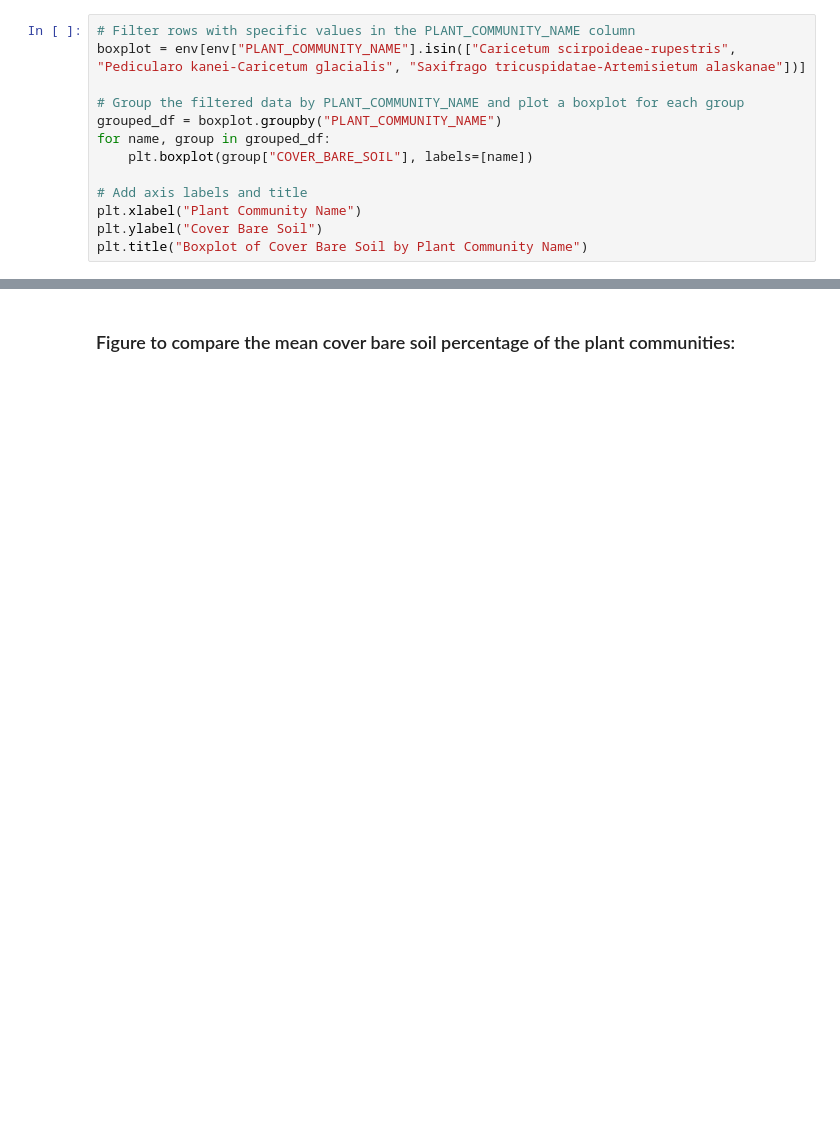
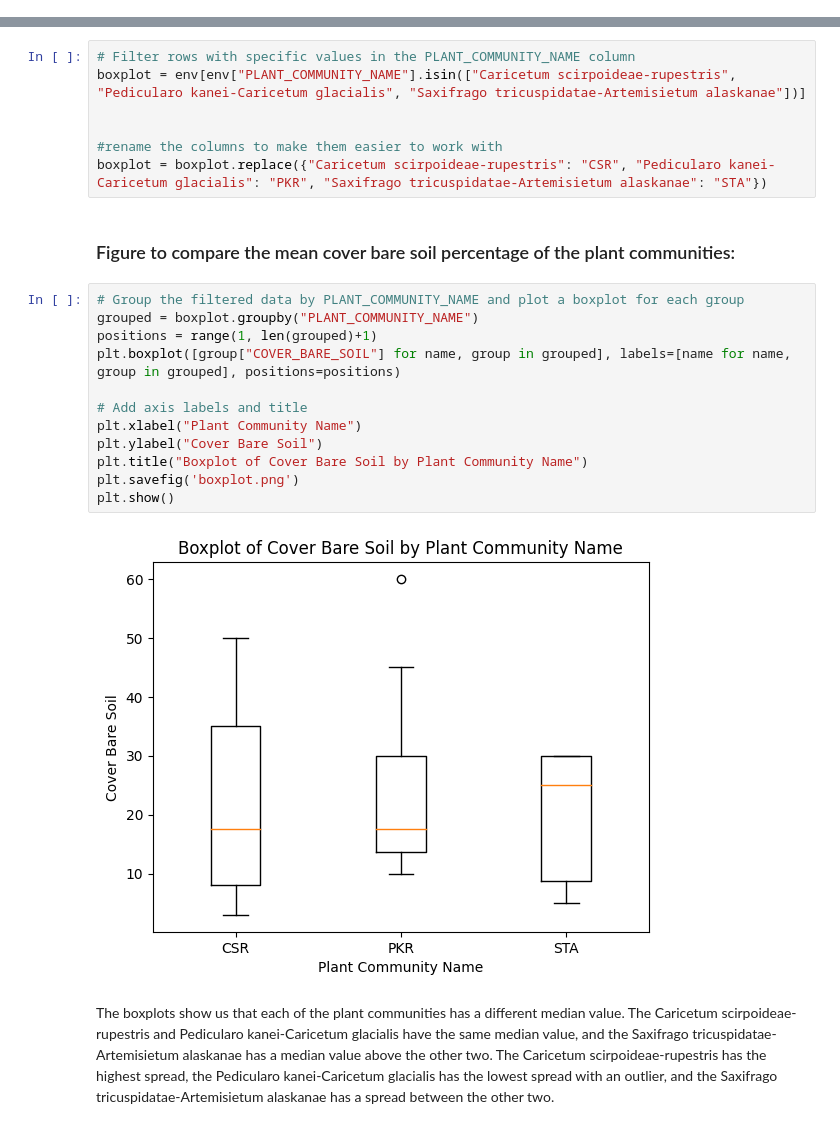
Before and after one commit to Mcaplovitz/Envs110-assignment-4, a Jupyter notebook: answers.ipynb, the cells around one changed output, grey strips where cells are left out. Cells and saved outputs as stored; diff of their text form; blank space fills up the shorter version.

```diff
--- a/answers.ipynb
+++ b/answers.ipynb
@@ -186,15 +192,2 @@ plt.show()
 # %% [markdown]
 <h3> Subset of env containing rows with the plant community names "Caricetum scirpoideae-rupestris","Pedicularo kanei-Caricetum glacialis", and "Saxifrago tricuspidatae-Artemisietum alaskanae":
-# %%
-# Filter rows with specific values in the PLANT_COMMUNITY_NAME column
-boxplot = env[env["PLANT_COMMUNITY_NAME"].isin(["Caricetum scirpoideae-rupestris", "Pedicularo kanei-Caricetum glacialis", "Saxifrago tricuspidatae-Artemisietum alaskanae"])]
-
-# Group the filtered data by PLANT_COMMUNITY_NAME and plot a boxplot for each group
-grouped_df = boxplot.groupby("PLANT_COMMUNITY_NAME")
-for name, group in grouped_df:
-    plt.boxplot(group["COVER_BARE_SOIL"], labels=[name])
-
-# Add axis labels and title
-plt.xlabel("Plant Community Name")
-plt.ylabel("Cover Bare Soil")
-plt.title("Boxplot of Cover Bare Soil by Plant Community Name")
@@ -204,2 +194,25 @@ Text(0.5, 1.0, 'Boxplot of Cover Bare Soil by Plant Community Name')
+# %%
+# Filter rows with specific values in the PLANT_COMMUNITY_NAME column
+boxplot = env[env["PLANT_COMMUNITY_NAME"].isin(["Caricetum scirpoideae-rupestris", "Pedicularo kanei-Caricetum glacialis", "Saxifrago tricuspidatae-Artemisietum alaskanae"])]
+
+
+#rename the columns to make them easier to work with
+boxplot = boxplot.replace({"Caricetum scirpoideae-rupestris": "CSR", "Pedicularo kanei-Caricetum glacialis": "PKR", "Saxifrago tricuspidatae-Artemisietum alaskanae": "STA"})
 # %% [markdown]
 <h3> Figure to compare the mean cover bare soil percentage of the plant communities:
+# %%
+# Group the filtered data by PLANT_COMMUNITY_NAME and plot a boxplot for each group
+grouped = boxplot.groupby("PLANT_COMMUNITY_NAME")
+positions = range(1, len(grouped)+1)
+plt.boxplot([group["COVER_BARE_SOIL"] for name, group in grouped], labels=[name for name, group in grouped], positions=positions)
+
+# Add axis labels and title
+plt.xlabel("Plant Community Name")
+plt.ylabel("Cover Bare Soil")
+plt.title("Boxplot of Cover Bare Soil by Plant Community Name")
+plt.savefig('boxplot.png')
+plt.show()
+# %% [output]
+[figure, added]
+# %% [markdown]
+The boxplots show us that each of the plant communities has a different median value. The Caricetum scirpoideae-rupestris and Pedicularo kanei-Caricetum glacialis have the same median value, and the Saxifrago tricuspidatae-Artemisietum alaskanae has a median value above the other two. The Caricetum scirpoideae-rupestris has the highest spread, the Pedicularo kanei-Caricetum glacialis has the lowest spread with an outlier, and the Saxifrago tricuspidatae-Artemisietum alaskanae has a spread between the other two.
```
Also changed, not shown: parts of 7 cells of this notebook, 3 other files.
